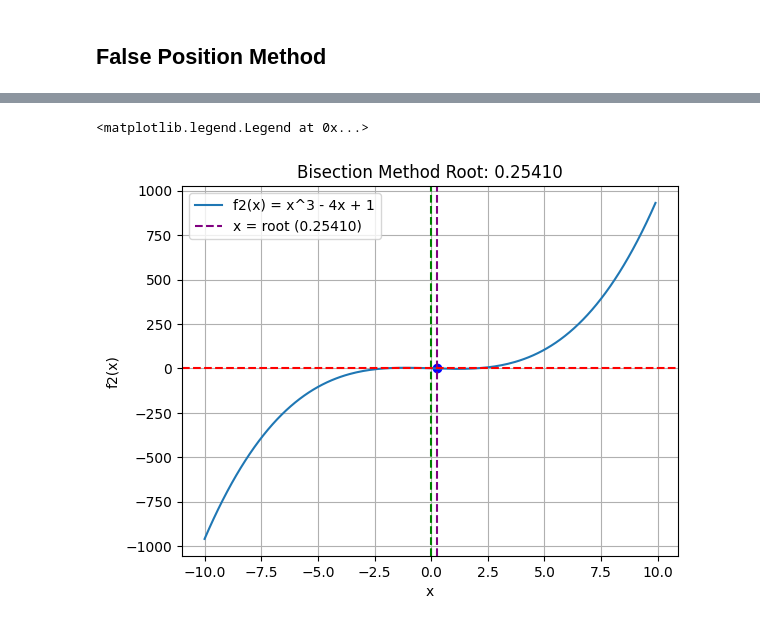
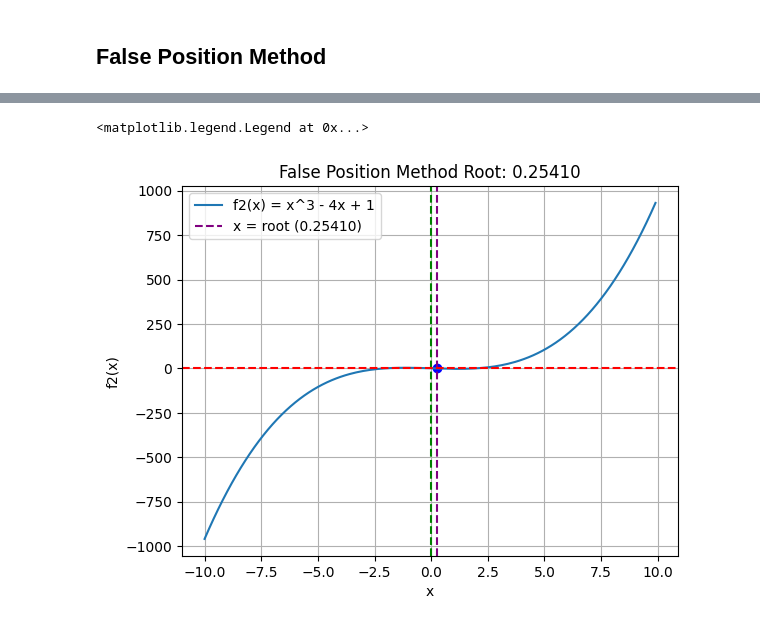
Before and after one commit to SharafatKarim/python-notebook, a Jupyter notebook: 02 - numerical methods/05 - root_finding.ipynb, the cells around one changed output, grey strips where cells are left out. Drawn from its saved outputs; the diff is of its cells as text; code cells hidden in the pictures.

```diff
--- a/02 - numerical methods/05 - root_finding.ipynb
+++ b/02 - numerical methods/05 - root_finding.ipynb
@@ -163,21 +163,21 @@ plt.legend()
 # %%
 root = false_position_method(f2, -1, 1)
 
 # Let's plot the result
 x = np.arange(-10, 10, 0.1)
 
 plt.plot(x, f2(x), label='f2(x) = x^3 - 4x + 1')
 plt.scatter(root, f2(root), color='blue')  # Mark the root on the plot
 plt.axvline(root, color='purple', linestyle='--', label=f'x = root ({root:.5f})')
 
 plt.axvline(0, color='green', linestyle='--')
 plt.axhline(0, color='red', linestyle='--')
 
 plt.xlabel('x')
 plt.ylabel('f2(x)')
-plt.title(f"Bisection Method Root: {root:.5f}")
+plt.title(f"False Position Method Root: {root:.5f}")
 plt.grid()
 plt.legend()
 # %% [output]
 <matplotlib.legend.Legend at 0x...>
-[figure, old version]
+[figure, new version]
```
Also changed, not shown: parts of 1 cell of this notebook.
